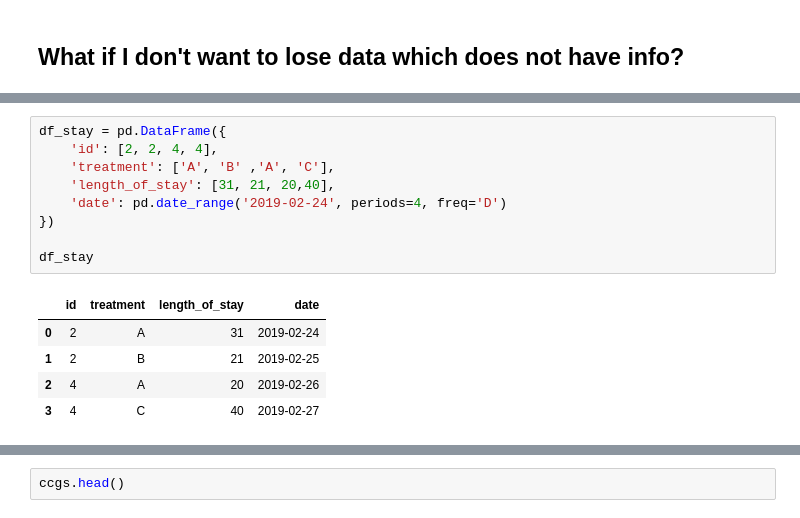
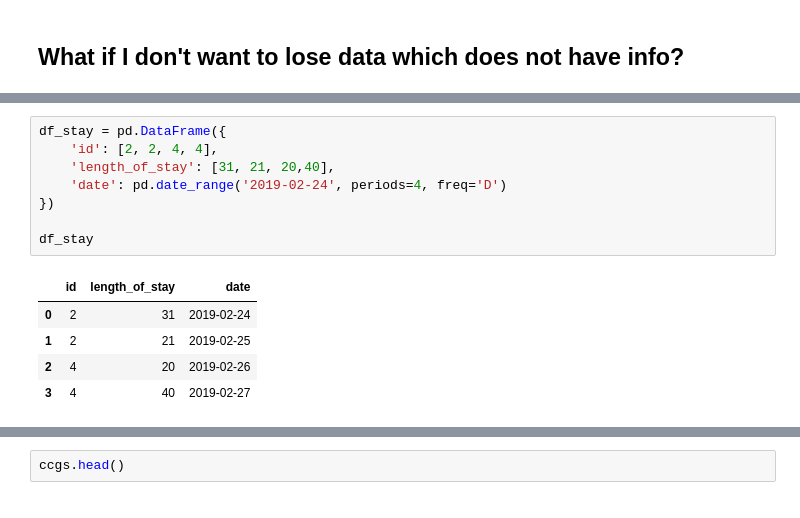
Before and after one commit to carnall-farrar/python_club, a Jupyter notebook: lessons/augmenting_datasets/Augmenting Datasets (Solutions version).ipynb, the cells around one changed output, grey strips where cells are left out. Saved outputs shown, nothing was run; the diff lists cells and outputs as text.

```diff
--- a/lessons/augmenting_datasets/augmenting_datasets.ipynb
+++ b/lessons/augmenting_datasets/Augmenting Datasets (Solutions version).ipynb
@@ -153,18 +149,17 @@ df_patient
 # %%
 df_stay = pd.DataFrame({
     'id': [2, 2, 4, 4],
-    'treatment': ['A', 'B' ,'A', 'C'],
     'length_of_stay': [31, 21, 20,40],
     'date': pd.date_range('2019-02-24', periods=4, freq='D')
 })
 
 df_stay
 # %% [output]
-|  | id | treatment | length_of_stay | date |
-| 0 | 2 | A | 31 | 2019-02-24 |
-| 1 | 2 | B | 21 | 2019-02-25 |
-| 2 | 4 | A | 20 | 2019-02-26 |
-| 3 | 4 | C | 40 | 2019-02-27 |
+|  | id | length_of_stay | date |
+| 0 | 2 | 31 | 2019-02-24 |
+| 1 | 2 | 21 | 2019-02-25 |
+| 2 | 4 | 20 | 2019-02-26 |
+| 3 | 4 | 40 | 2019-02-27 |
 # %%
 pd.merge(df_patient, df_stay, how='left', on='id')
 # %% [output]
```
Also changed, not shown: parts of 50 cells of this notebook, 3 other files.
